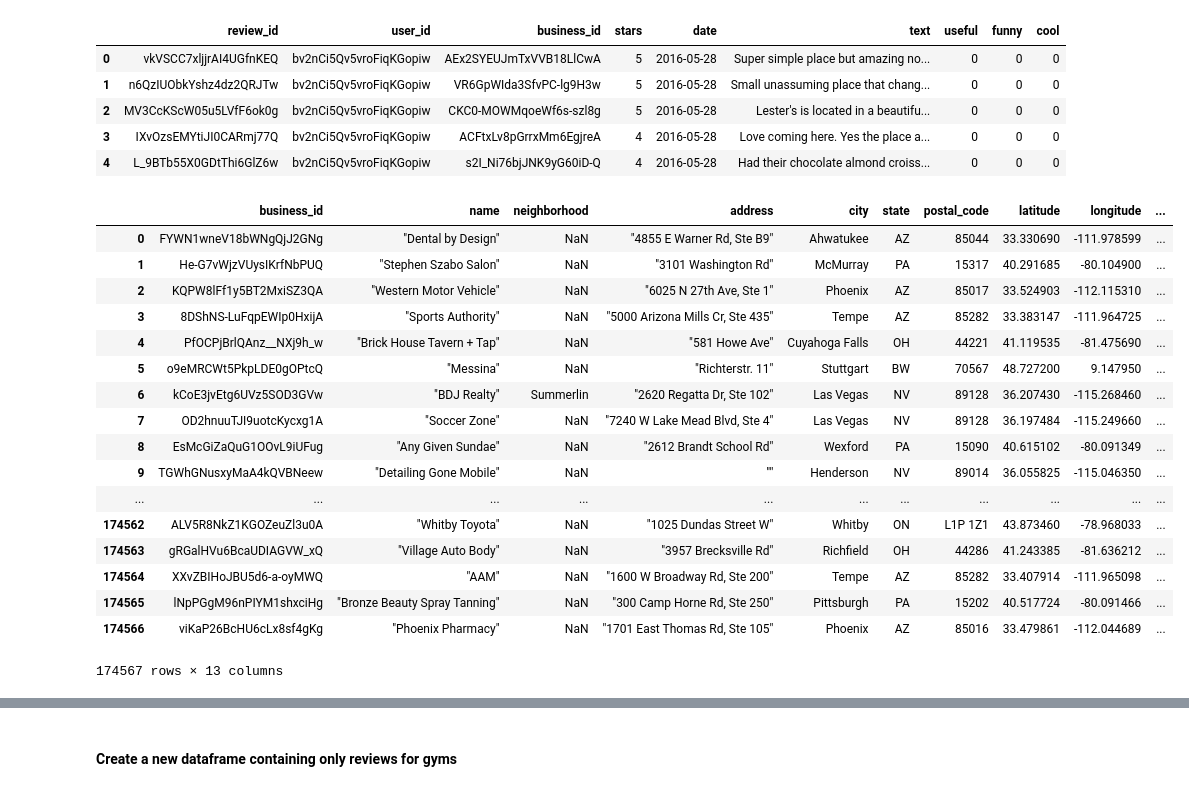
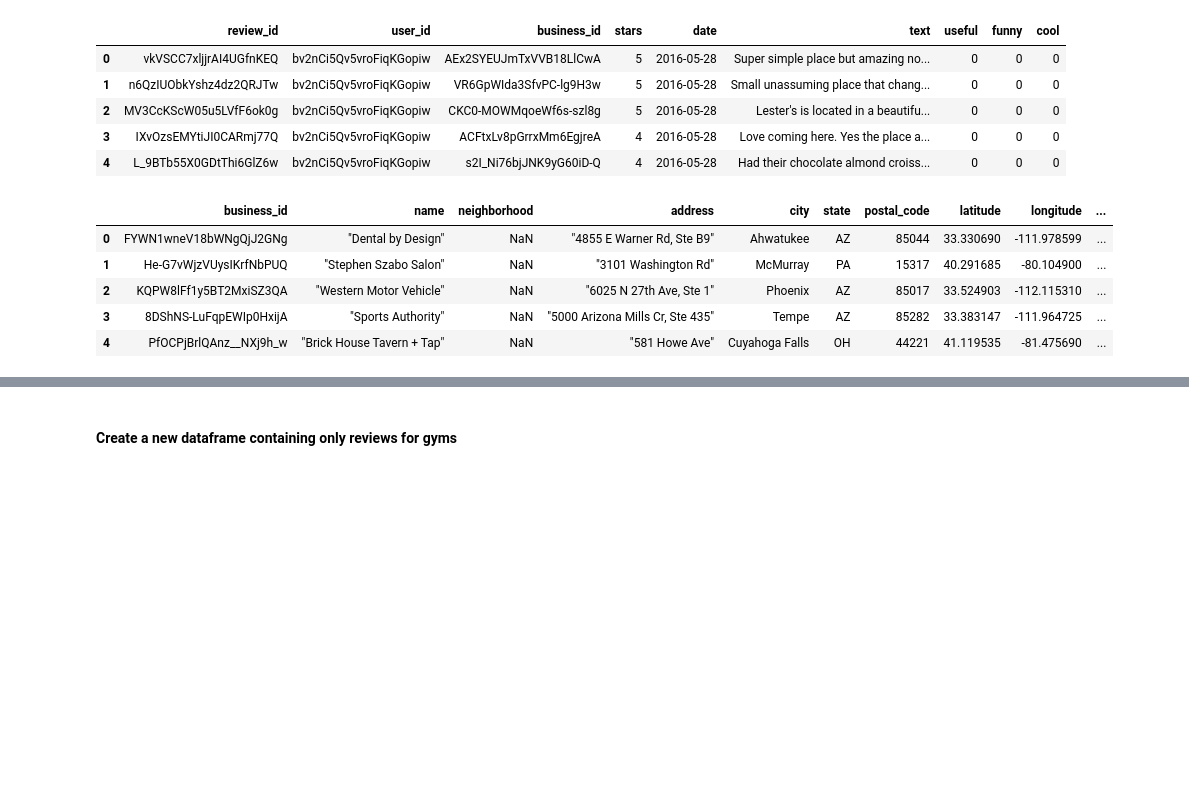
Before and after one commit to hectorhcuevas/Yelp-Review-Project, a Jupyter notebook: Yelp Project.ipynb, the cells around one changed output, grey strips where cells are left out. Drawn from its saved outputs; the diff is of its cells as text; code cells hidden in the pictures; blank space fills up the shorter version.

```diff
--- a/Yelp Project.ipynb
+++ b/Yelp Project.ipynb
@@ -63,26 +63,14 @@ business_hour = pd.read_csv('/Users/hector/Documents/Hernandez_Metis/Project5/ye
 checkin = pd.read_csv('/Users/hector/Documents/Hernandez_Metis/Project5/yelp-dataset/yelp_checkin.csv')
 tips = pd.read_csv('/Users/hector/Documents/Hernandez_Metis/Project5/yelp-dataset/yelp_tip.csv')
 # %%
-business
+business.head()
 # %% [output]
 |  | business_id | name | neighborhood | address | city | state | postal_code | latitude | longitude | ... |
 | 0 | FYWN1wneV18bWNgQjJ2GNg | "Dental by Design" | NaN | "4855 E Warner Rd, Ste B9" | Ahwatukee | AZ | 85044 | 33.330690 | -111.978599 | ... |
 | 1 | He-G7vWjzVUysIKrfNbPUQ | "Stephen Szabo Salon" | NaN | "3101 Washington Rd" | McMurray | PA | 15317 | 40.291685 | -80.104900 | ... |
 | 2 | KQPW8lFf1y5BT2MxiSZ3QA | "Western Motor Vehicle" | NaN | "6025 N 27th Ave, Ste 1" | Phoenix | AZ | 85017 | 33.524903 | -112.115310 | ... |
 | 3 | 8DShNS-LuFqpEWIp0HxijA | "Sports Authority" | NaN | "5000 Arizona Mills Cr, Ste 435" | Tempe | AZ | 85282 | 33.383147 | -111.964725 | ... |
 | 4 | PfOCPjBrlQAnz__NXj9h_w | "Brick House Tavern + Tap" | NaN | "581 Howe Ave" | Cuyahoga Falls | OH | 44221 | 41.119535 | -81.475690 | ... |
-| 5 | o9eMRCWt5PkpLDE0gOPtcQ | "Messina" | NaN | "Richterstr. 11" | Stuttgart | BW | 70567 | 48.727200 | 9.147950 | ... |
-| 6 | kCoE3jvEtg6UVz5SOD3GVw | "BDJ Realty" | Summerlin | "2620 Regatta Dr, Ste 102" | Las Vegas | NV | 89128 | 36.207430 | -115.268460 | ... |
-| 7 | OD2hnuuTJI9uotcKycxg1A | "Soccer Zone" | NaN | "7240 W Lake Mead Blvd, Ste 4" | Las Vegas | NV | 89128 | 36.197484 | -115.249660 | ... |
-| 8 | EsMcGiZaQuG1OOvL9iUFug | "Any Given Sundae" | NaN | "2612 Brandt School Rd" | Wexford | PA | 15090 | 40.615102 | -80.091349 | ... |
-| 9 | TGWhGNusxyMaA4kQVBNeew | "Detailing Gone Mobile" | NaN | "" | Henderson | NV | 89014 | 36.055825 | -115.046350 | ... |
-| ... | ... | ... | ... | ... | ... | ... | ... | ... | ... | ... |
-| 174562 | ALV5R8NkZ1KGOZeuZl3u0A | "Whitby Toyota" | NaN | "1025 Dundas Street W" | Whitby | ON | L1P 1Z1 | 43.873460 | -78.968033 | ... |
-| 174563 | gRGalHVu6BcaUDIAGVW_xQ | "Village Auto Body" | NaN | "3957 Brecksville Rd" | Richfield | OH | 44286 | 41.243385 | -81.636212 | ... |
-| 174564 | XXvZBIHoJBU5d6-a-oyMWQ | "AAM" | NaN | "1600 W Broadway Rd, Ste 200" | Tempe | AZ | 85282 | 33.407914 | -111.965098 | ... |
-| 174565 | lNpPGgM96nPIYM1shxciHg | "Bronze Beauty Spray Tanning" | NaN | "300 Camp Horne Rd, Ste 250" | Pittsburgh | PA | 15202 | 40.517724 | -80.091466 | ... |
-| 174566 | viKaP26BcHU6cLx8sf4gKg | "Phoenix Pharmacy" | NaN | "1701 East Thomas Rd, Ste 105" | Phoenix | AZ | 85016 | 33.479861 | -112.044689 | ... |
-174567 rows × 13 columns
 # %%
 #business['name'].str.contains("gym")
 df = business[business['categories'].str.contains("Gym","Fitness")]
```
Also changed, not shown: parts of 3 cells of this notebook.
